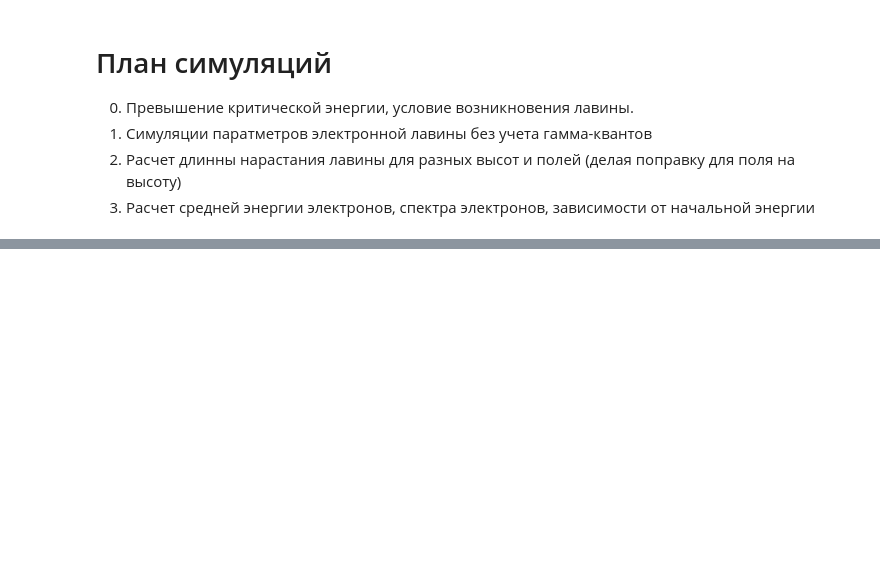
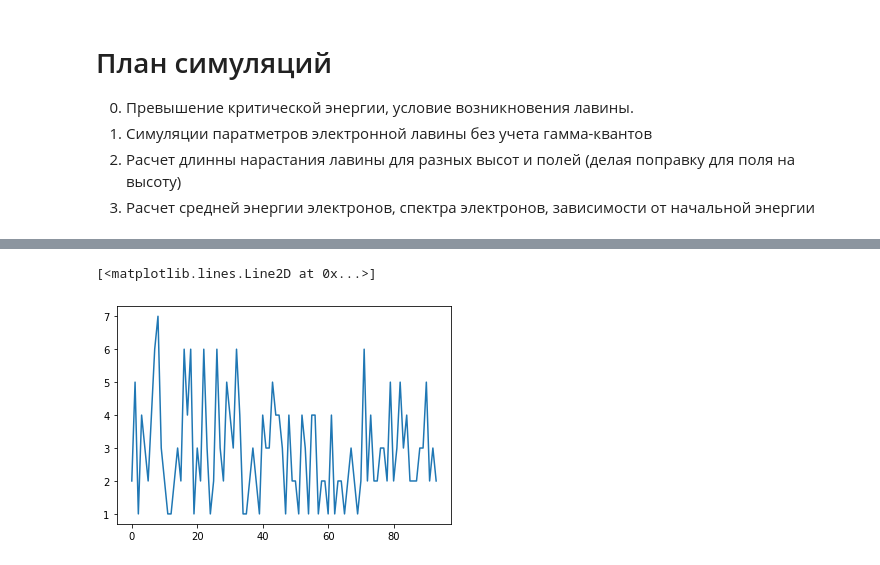
Before and after one commit to Zelenyy/phd-code, a Jupyter notebook: notebooks/21.RREA_1.ipynb, the cells around one changed output, grey strips where cells are left out. Saved outputs shown, nothing was run; the diff lists cells and outputs as text; code cells hidden in the pictures; blank space fills up the shorter version.

```diff
--- a/notebooks/21.RREA_1.ipynb
+++ b/notebooks/21.RREA_1.ipynb
@@ -103,0 +107,21 @@ plt.vlines(item.energy, 0, 0.12)
+# %%
+def get_data_event(path, field = 0.0, height = 0.0):
+    result = []
+    with tables.open_file(path) as h5file:
+        for group in h5file.root:
+            table = h5file.get_node(group, "stacking_simple")
+            if select_data(table, field, height):
+                data = table.read()
+                energy =  table.attrs["values_macros_energy"]
+                number =  table.attrs["values_macros_number"]
+                _, temp  = np.unique(data["event"], return_counts=True)
+                result.append(CEData(number, energy, temp))
+    return result
+# %%
+event_list = get_data_event(path, field=9e-4)
+# %%
+item = event_list[-1]
+plt.plot(item.hist)
+# %% [output]
+[<matplotlib.lines.Line2D at 0x...>]
+[figure, added]
```
Also changed, not shown: parts of 6 cells of this notebook, 5 other files.
